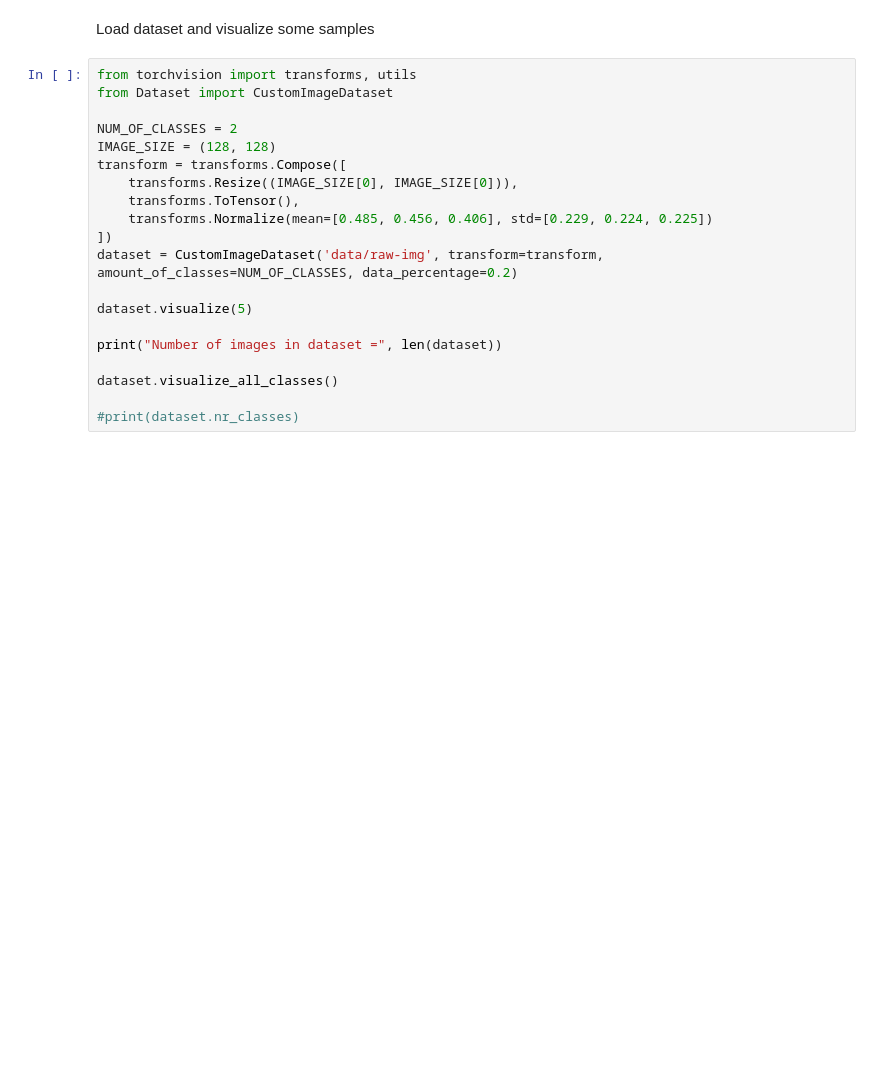
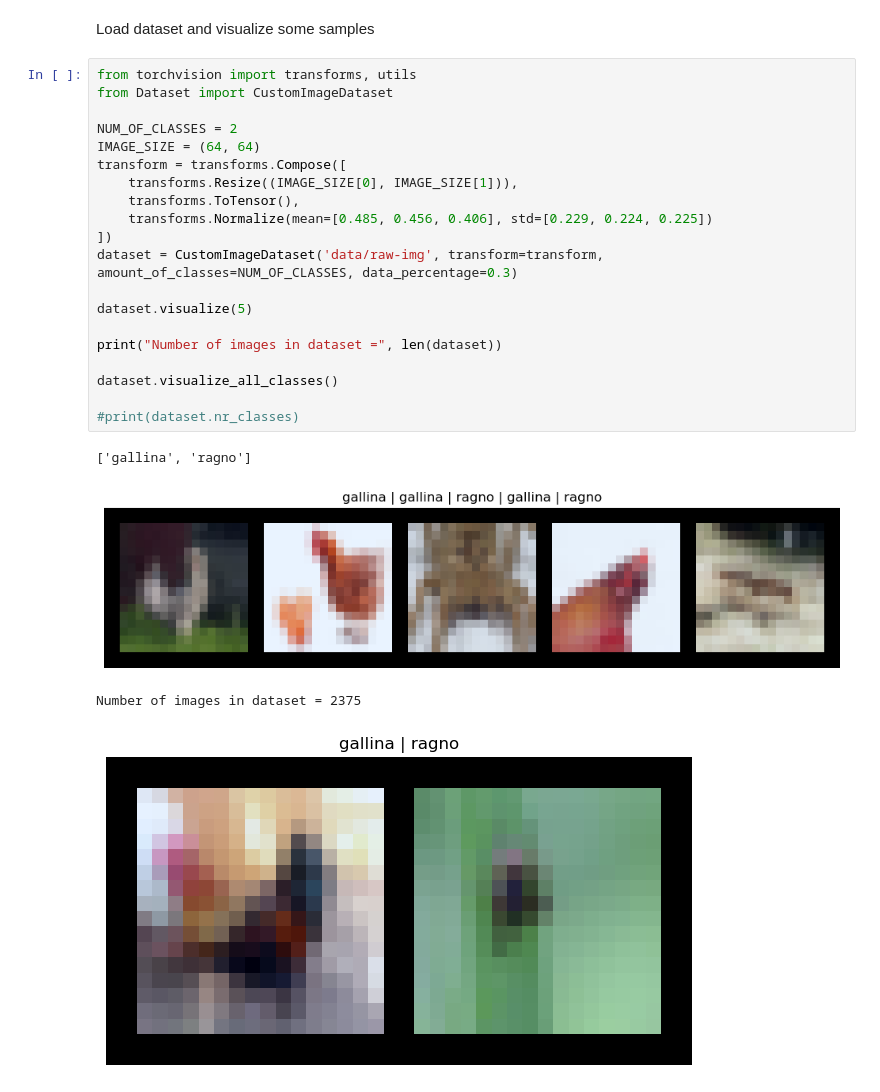
Before and after one commit to Cizako/Classification-Game, a Jupyter notebook: classification.ipynb, the cells around one changed output. Saved outputs shown, nothing was run; the diff lists cells and outputs as text; blank space fills up the shorter version.

```diff
--- a/classification.ipynb
+++ b/classification.ipynb
@@ -3,23 +3,28 @@ Load dataset and visualize some samples
 # %%
 from torchvision import transforms, utils
 from Dataset import CustomImageDataset
 
 NUM_OF_CLASSES = 2
-IMAGE_SIZE = (128, 128)
+IMAGE_SIZE = (64, 64)
 transform = transforms.Compose([
-    transforms.Resize((IMAGE_SIZE[0], IMAGE_SIZE[0])),
+    transforms.Resize((IMAGE_SIZE[0], IMAGE_SIZE[1])),
     transforms.ToTensor(),
     transforms.Normalize(mean=[0.485, 0.456, 0.406], std=[0.229, 0.224, 0.225])
 ])
-dataset = CustomImageDataset('data/raw-img', transform=transform, amount_of_classes=NUM_OF_CLASSES, data_percentage=0.2)
+dataset = CustomImageDataset('data/raw-img', transform=transform, amount_of_classes=NUM_OF_CLASSES, data_percentage=0.3)
 
 dataset.visualize(5)
 
 print("Number of images in dataset =", len(dataset))
 
 dataset.visualize_all_classes()
 
 #print(dataset.nr_classes)
+# %% [output]
+['gallina', 'ragno']
+[figure, added]
+Number of images in dataset = 2375
+[figure, added]
 # %%
 #define model
 
```
Also changed, not shown: parts of 3 cells of this notebook, 3 other files.
